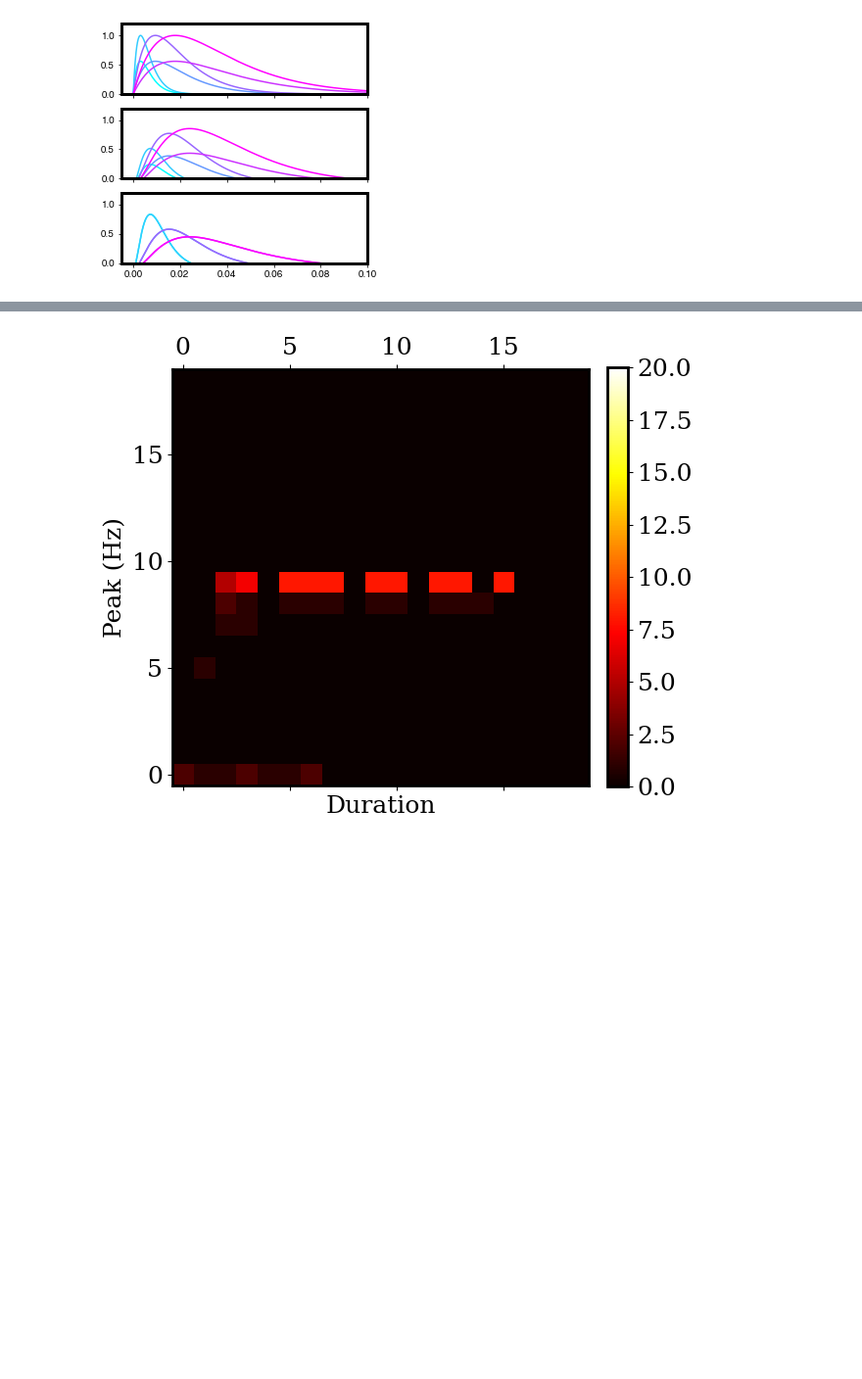
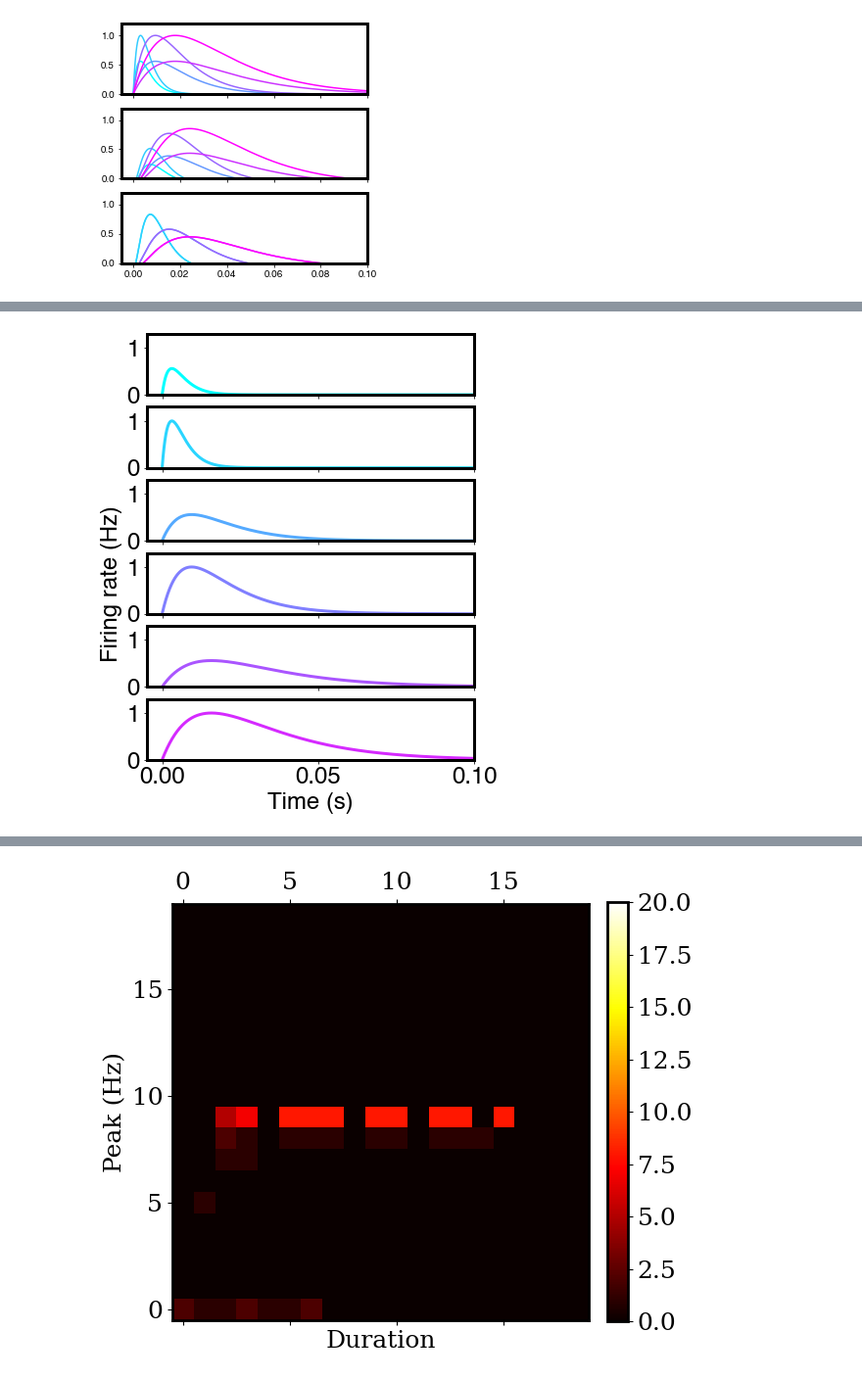
Before and after one commit to davidgbe/automated_plasticity_discovery, a Jupyter notebook: moment_control.ipynb, the cells around one changed output, grey strips where cells are left out. Shown at 98% size. Drawn from its saved outputs; the diff is of its cells as text; code cells hidden in the pictures; blank space fills up the shorter version.

```diff
--- a/moment_control.ipynb
+++ b/moment_control.ipynb
@@ -484,0 +568,80 @@ for i, inp_idx in enumerate(inp_indicies_to_show):
+# %%
+scale = 4
+inp_indicies_to_show = [15, 19, 45, 49, 75, 79]
+
+fig, axs = plt.subplots(6, 1, figsize=(1.5 * scale, 2 * scale), sharex=True, sharey=True)
+colors = get_ordered_colors('cool', len(inp_indicies_to_show) + 1)
+
+axs[0].set_xlim(-0.005, 0.1)
+axs[0].set_ylim(0, 1.3)
+
+def find_mean_firing_time(r, t):
+    s = np.sum(r)
+    normed_r = r / s
+    return np.dot(t, normed_r)
+
+for i, inp_idx in enumerate(inp_indicies_to_show):
+    axs[i].plot(t, all_inps_1_mom[inp_idx, :], zorder=1, c=colors[i], lw=3)
+
+#     axs[i].plot(t, all_responses_1_mom[inp_idx, 0, :], c='black', zorder=0, lw=3)
+#     axs[i].scatter(
+#         [find_mean_firing_time(all_responses_1_mom[inp_idx, 0, :], t)],
+#         [1.2],
+#         color='black',
+#         marker='v',
+#         s=60,
+#     )
+#     axs[1].scatter(
+#         [find_mean_firing_time(all_responses_1_mom[inp_idx, 0, :], t)],
+#         [1.2],
+#         color=colors[i],
+#         marker='v',
+#         s=60
+#     )
+#     axs[1].scatter(
+#         [-0.0025],
+#         [all_responses_1_mom[inp_idx, 0, :].max()],
+#         color=colors[i],
+#         marker='>',
+#         s=60
+#     )
+
+
+
+#     axs[2].plot(t, all_responses_1_mom[inp_idx, -1, :], c=colors[i], zorder=0, lw=3)
+#     axs[2].scatter(
+#         [find_mean_firing_time(all_responses_1_mom[inp_idx, -1, :], t)],
+#         [1.2],
+#         color=colors[i],
+#         marker='v',
+#         s=60,
+#     )
+#     axs[2].scatter(
+#         [-0.0025],
+#         [all_responses_1_mom[inp_idx, -1, :].max()],
+#         color=colors[i],
+#         marker='>',
+#         s=60
+#     )
+
+#     axs[3].plot(t, all_responses_2_mom[inp_idx, -1, :], c=colors[i], zorder=0, lw=3)
+#     axs[3].scatter(
+#         [find_mean_firing_time(all_responses_2_mom[inp_idx, -1, :], t)],
+#         [1.2],
+#         color=colors[i],
+#         marker='v',
+#         s=60,
+#     )
+#     axs[3].scatter(
+#         [-0.0025],
+#         [all_responses_2_mom[inp_idx, -1, :].max()],
+#         color=colors[i],
+#         marker='>',
+#         s=60
+#     )
+
+axs[3].set_ylabel('Firing rate (Hz)')
+axs[-1].set_xlabel('Time (s)')
+fig.savefig('./figures/single_double_shaping_comparison.svg')
+# %% [output]
+[figure, added]
```
Also changed, not shown: parts of 10 cells of this notebook.
